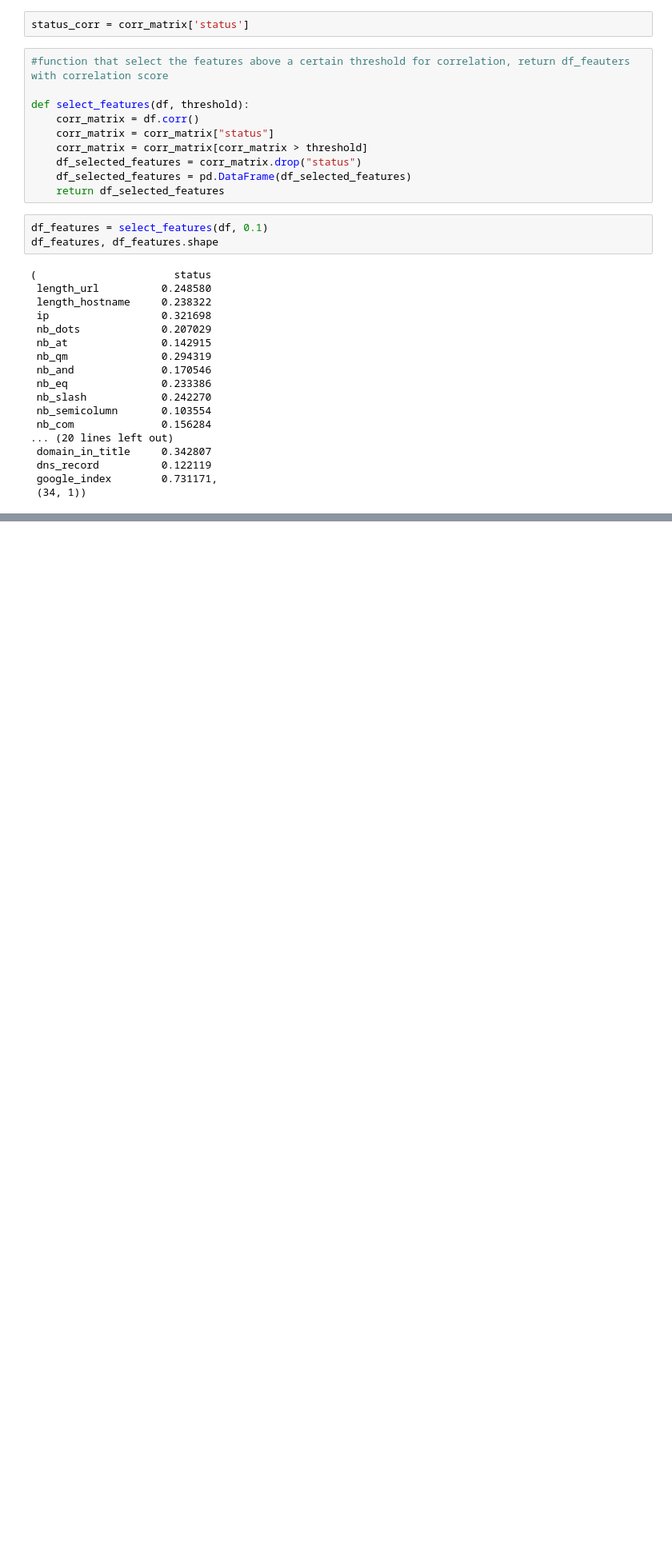
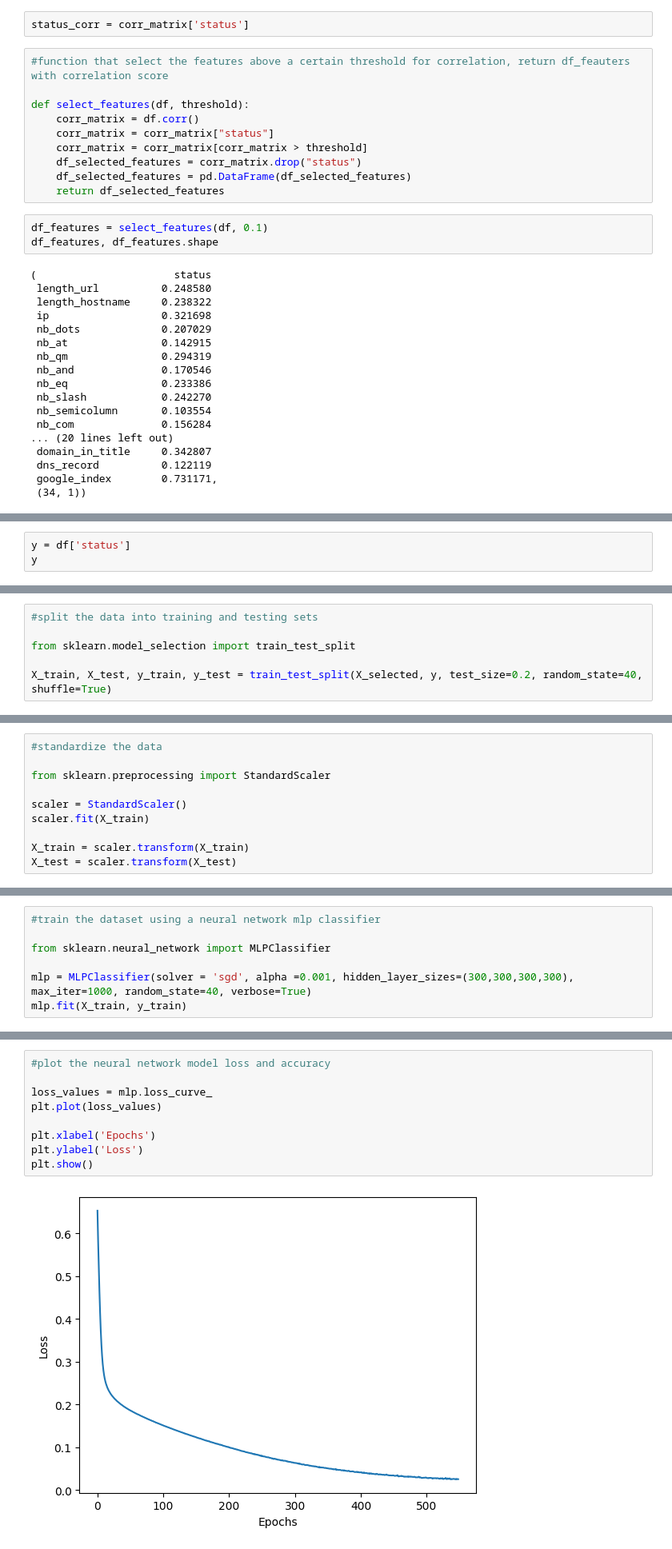
Before and after one commit to yitai-cheng/ELEC0138_Project, a Jupyter notebook: phishing_attack/MLP_phishing.ipynb, the cells around one changed output, grey strips where cells are left out. Shown: that part at 80% size. Drawn from its saved outputs; the diff is of its cells as text; blank space fills up the shorter version.

Commit message:
MLP model

```diff
--- a/phishing_attack/MLP_phishing.ipynb
+++ b/phishing_attack/MLP_phishing.ipynb
@@ -144,0 +185,3 @@ df_features, df_features.shape
+# %%
+y = df['status']
+y
@@ -144,0 +201,6 @@ df_features, df_features.shape
+# %%
+#split the data into training and testing sets
+
+from sklearn.model_selection import train_test_split
+
+X_train, X_test, y_train, y_test = train_test_split(X_selected, y, test_size=0.2, random_state=40, shuffle=True)
@@ -144,0 +227,10 @@ df_features, df_features.shape
+# %%
+#standardize the data
+
+from sklearn.preprocessing import StandardScaler
+
+scaler = StandardScaler()
+scaler.fit(X_train)
+
+X_train = scaler.transform(X_train)
+X_test = scaler.transform(X_test)
@@ -144,0 +255,7 @@ df_features, df_features.shape
+# %%
+#train the dataset using a neural network mlp classifier
+
+from sklearn.neural_network import MLPClassifier
+
+mlp = MLPClassifier(solver = 'sgd', alpha =0.001, hidden_layer_sizes=(300,300,300,300), max_iter=1000, random_state=40, verbose=True)
+mlp.fit(X_train, y_train)
@@ -144,0 +310,11 @@ df_features, df_features.shape
+# %%
+#plot the neural network model loss and accuracy
+
+loss_values = mlp.loss_curve_
+plt.plot(loss_values)
+
+plt.xlabel('Epochs')
+plt.ylabel('Loss')
+plt.show()
+# %% [output]
+[figure, added]
```
Also changed, not shown: parts of 12 cells of this notebook, 1 other file.
